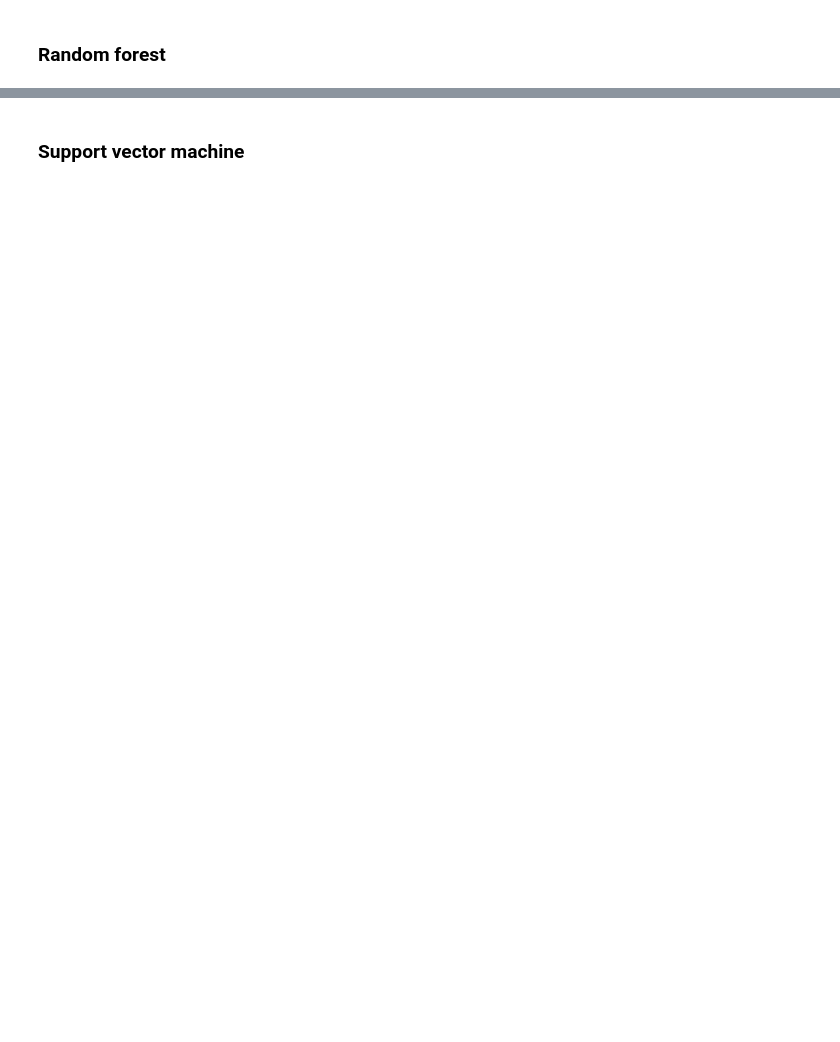
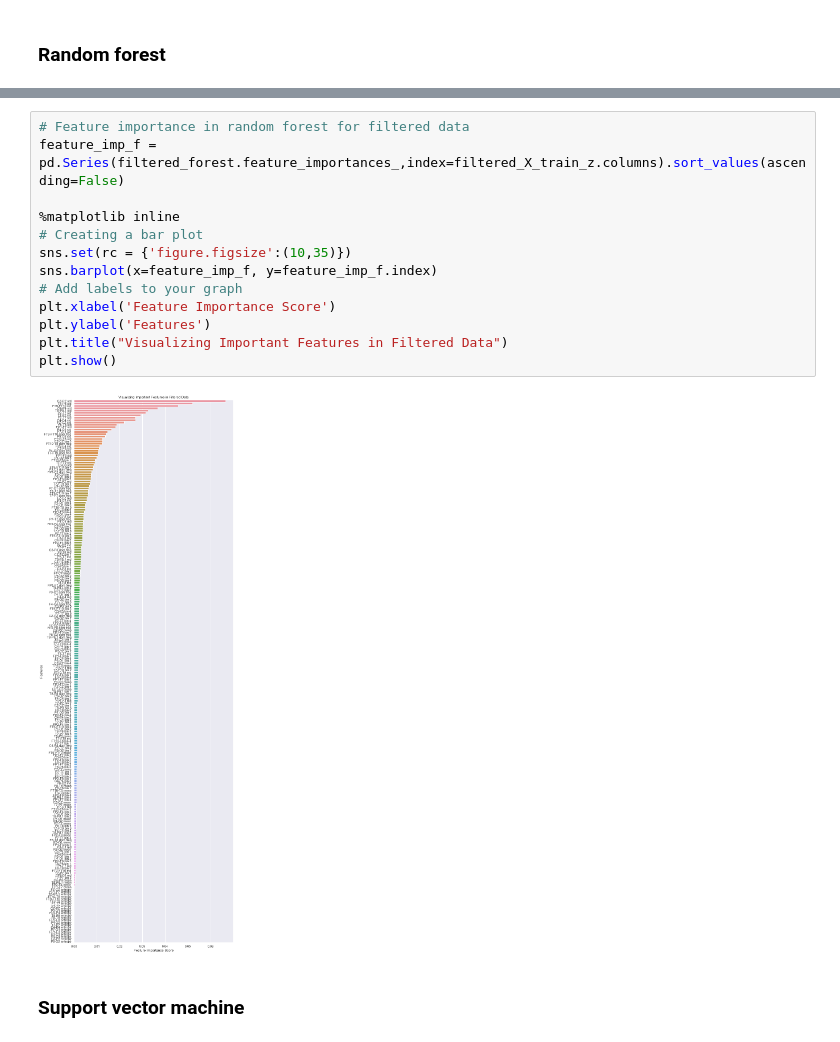
Before and after one commit to Juoksuorava/Biosignal-Analytics-2022, a Jupyter notebook: EEG_seizure_exercise.ipynb, the cells around one changed output, grey strips where cells are left out. Saved outputs shown, nothing was run; the diff lists cells and outputs as text; blank space fills up the shorter version.

```diff
--- a/EEG_seizure_exercise.ipynb
+++ b/EEG_seizure_exercise.ipynb
@@ -389,3 +376,18 @@ plt.show()
+# %%
+# Feature importance in random forest for filtered data
+feature_imp_f = pd.Series(filtered_forest.feature_importances_,index=filtered_X_train_z.columns).sort_values(ascending=False)
+
+%matplotlib inline
+# Creating a bar plot
+sns.set(rc = {'figure.figsize':(10,35)})
+sns.barplot(x=feature_imp_f, y=feature_imp_f.index)
+# Add labels to your graph
+plt.xlabel('Feature Importance Score')
+plt.ylabel('Features')
+plt.title("Visualizing Important Features in Filtered Data")
+plt.show()
+# %% [output]
+[figure, added]
 # %% [markdown]
 ### Support vector machine
 # %%
```
Also changed, not shown: parts of 13 cells of this notebook.
